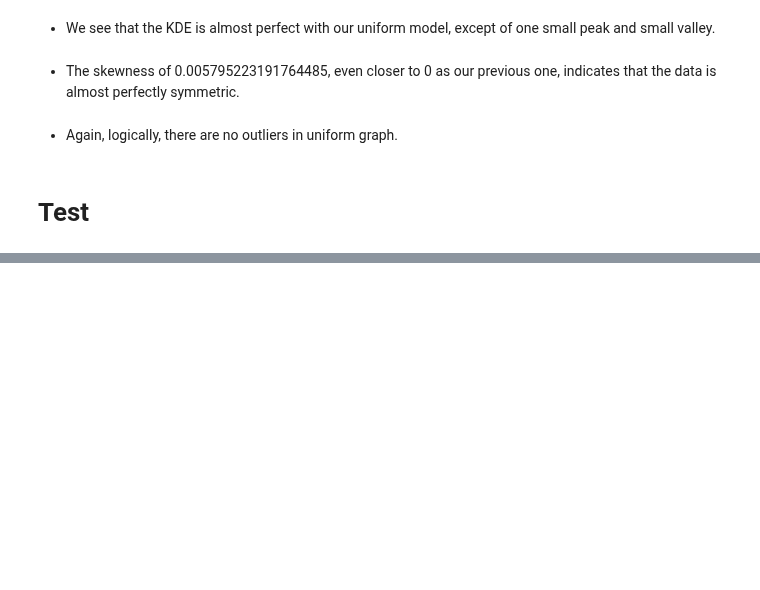
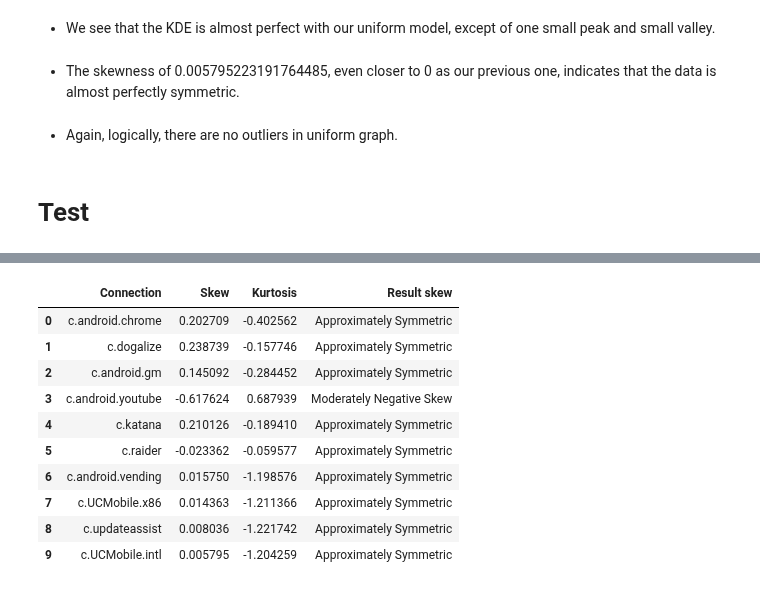
Before and after one commit to MBabiar/IAU-Project, a Jupyter notebook: src/main.ipynb, the cells around one changed output, grey strips where cells are left out. Drawn from its saved outputs; the diff is of its cells as text; code cells hidden in the pictures; blank space fills up the shorter version.

```diff
--- a/src/main.ipynb
+++ b/src/main.ipynb
@@ -1019,0 +1234,84 @@ plt.show()
+# %%
+data = {
+    "Connection": [
+        "c.android.chrome",
+        "c.dogalize",
+        "c.android.gm",
+        "c.android.youtube",
+        "c.katana",
+        "c.raider",
+        "c.android.vending",
+        "c.UCMobile.x86",
+        "c.updateassist",
+        "c.UCMobile.intl",
+    ],
+    "Skew": [
+        stats.skew(chrome_data),
+        stats.skew(dogalize_data),
+        stats.skew(gm_data),
+        stats.skew(youtube_data),
+        stats.skew(katana_data),
+        stats.skew(raider_data),
+        stats.skew(vending_data),
+        stats.skew(x86_data),
+        stats.skew(updateassist_data),
+        stats.skew(intl_data),
+    ],
+    "Kurtosis": [
+        stats.kurtosis(chrome_data),
+        stats.kurtosis(dogalize_data),
+        stats.kurtosis(gm_data),
+        stats.kurtosis(youtube_data),
+        stats.kurtosis(katana_data),
+        stats.kurtosis(raider_data),
+        stats.kurtosis(vending_data),
+        stats.kurtosis(x86_data),
+        stats.kurtosis(updateassist_data),
+        stats.kurtosis(intl_data),
+    ],
+}
+
+df = pd.DataFrame(data)
+df["Result skew"] = np.nan
+
+
+def skewness_type(skew_value):
+    if skew_value <= -1:
+        return "Highly Negative Skew"
+    elif skew_value <= -0.5:
+        return "Moderately Negative Skew"
+    elif skew_value <= 0.5:
+        return "Approximately Symmetric"
+    elif skew_value <= 1:
+        return "Moderately Positive Skew"
+    else:
+        return "Highly Positive Skew"
+
+
+def kurtosis_type(kurtosis_value):
+    if kurtosis_value < -2:
+        return "Highly Platykurtic"
+    elif kurtosis_value < -1:
+        return "Platykurtic"
+    elif kurtosis_value < 1:
+        return "Mesokurtic"
+    elif kurtosis_value < 2:
+        return "Leptokurtic"
+    else:
+        return "Highly Leptokurtic"
+
+
+df["Result skew"] = df["Skew"].apply(skewness_type)
+df
+# %% [output]
+|  | Connection | Skew | Kurtosis | Result skew |
+| 0 | c.android.chrome | 0.202709 | -0.402562 | Approximately Symmetric |
+| 1 | c.dogalize | 0.238739 | -0.157746 | Approximately Symmetric |
+| 2 | c.android.gm | 0.145092 | -0.284452 | Approximately Symmetric |
+| 3 | c.android.youtube | -0.617624 | 0.687939 | Moderately Negative Skew |
+| 4 | c.katana | 0.210126 | -0.189410 | Approximately Symmetric |
+| 5 | c.raider | -0.023362 | -0.059577 | Approximately Symmetric |
+| 6 | c.android.vending | 0.015750 | -1.198576 | Approximately Symmetric |
+| 7 | c.UCMobile.x86 | 0.014363 | -1.211366 | Approximately Symmetric |
+| 8 | c.updateassist | 0.008036 | -1.221742 | Approximately Symmetric |
+| 9 | c.UCMobile.intl | 0.005795 | -1.204259 | Approximately Symmetric |
```
Also changed, not shown: parts of 6 cells of this notebook.
